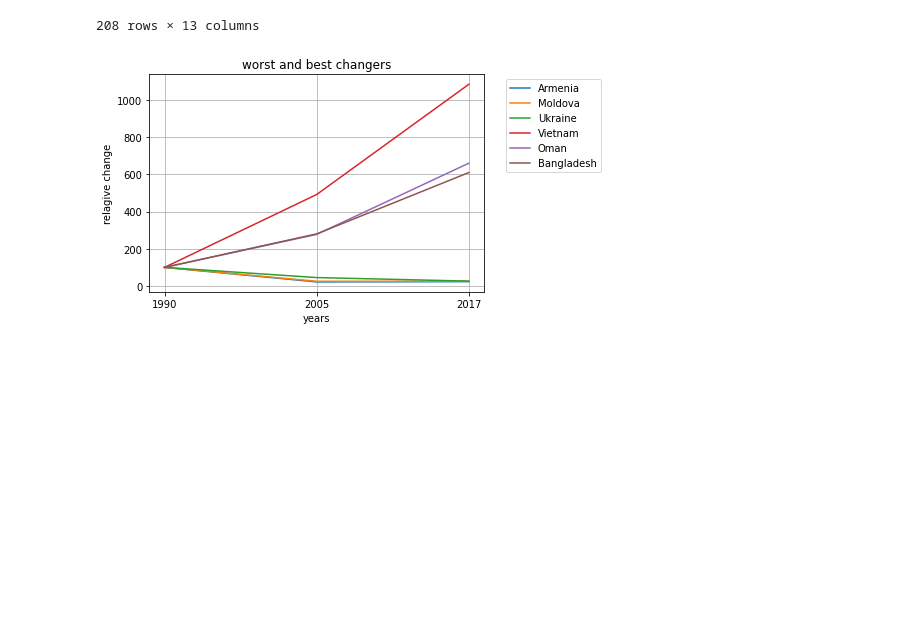
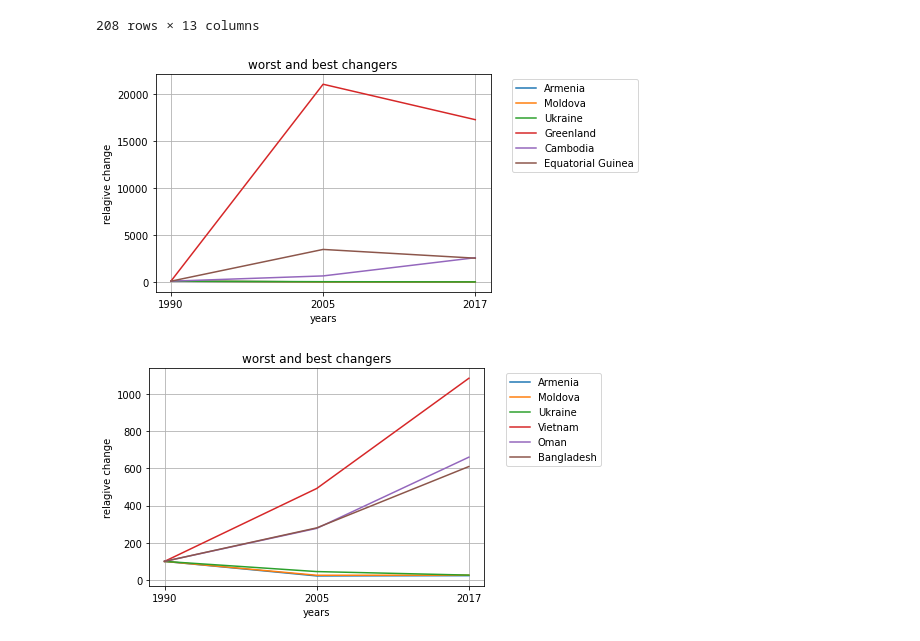
Before and after one commit to MerienMoelker/Global-CO2-emissions, a Jupyter notebook: Assignment_Global_CO2_emissions.ipynb, the cells around one changed output. Cells and saved outputs as stored; diff of their text form; code cells hidden in the pictures; blank space fills up the shorter version.

```diff
--- a/Assignment_Global_CO2_emissions.ipynb
+++ b/Assignment_Global_CO2_emissions.ipynb
@@ -80,6 +82,25 @@ countries
 | 210 | Zambia | 2.955 | 2.457 | 4.967 | 0.01% | 68.1% | 7.0 | 0.3 | ... |
 | 211 | Zimbabwe | 17.178 | 11.388 | 12.087 | 0.03% | -29.6% | 31.0 | 0.7 | ... |
 208 rows × 13 columns
+# %%
+good_co2 = countries.sort_values(by=['2017_relative'], ascending=True).iloc[0:3]
+bad_co2 = countries.sort_values(by=['2017_relative'], ascending=False).iloc[0:3]
+m = countries.columns.get_loc('1990_relative')
+
+fig, ax = plt.subplots()
+
+for index, row in good_co2.iterrows():
+  ax.plot(good_co2.columns[1:n], row[m:],label=row[0])
+
+for index, row in bad_co2.iterrows():
+  ax.plot(bad_co2.columns[1:n], row[m:],label=row[0])
+
+ax.set(title='worst and best changers', xlabel='years', ylabel='relagive change')
+ax.legend(bbox_to_anchor=(1.05,1))
+plt.grid()
+plt.show()
+# %% [output]
+[figure, added]
 # %%
 def min_emissions(row):
   return row['1990'] > 5
```
Also changed, not shown: parts of 1 cell of this notebook.
